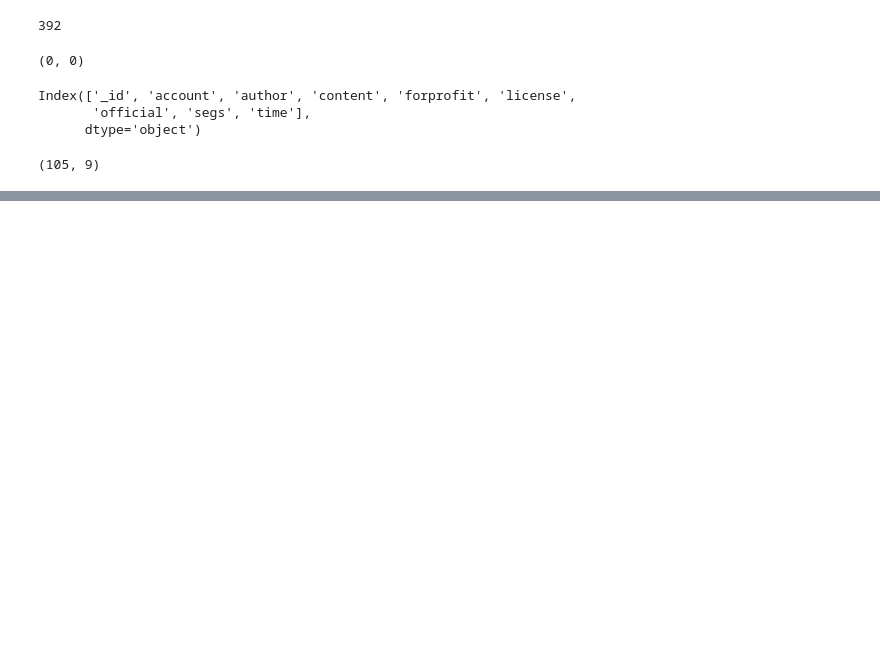
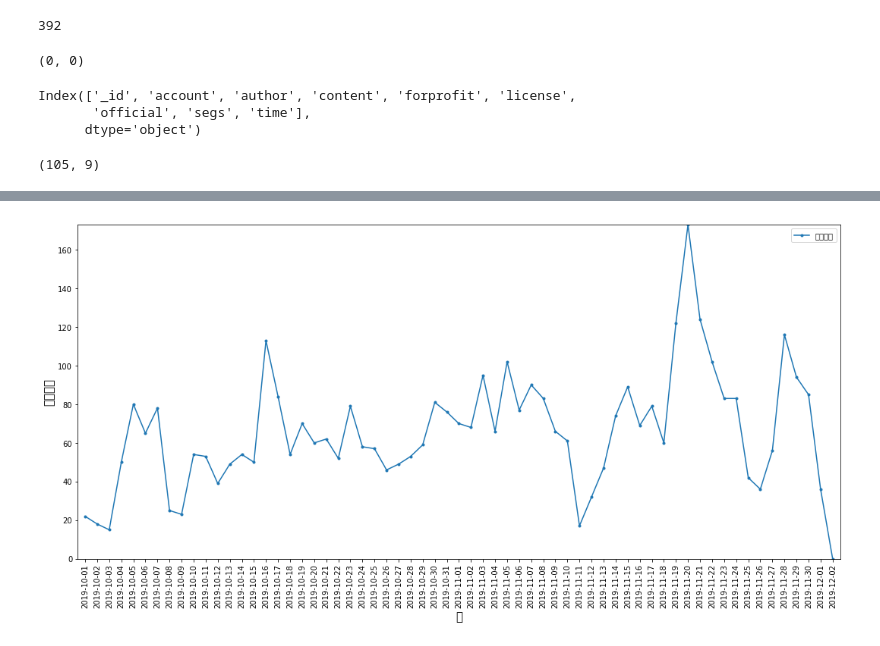
Before and after one commit to bluekidds/weixin_crawler, a Jupyter notebook: Untitled.ipynb, the cells around one changed output, grey strips where cells are left out. Drawn from its saved outputs; the diff is of its cells as text; code cells hidden in the pictures; blank space fills up the shorter version.

Commit message:
Create daily count plot

```diff
--- a/Untitled.ipynb
+++ b/Untitled.ipynb
@@ -78,0 +88,2 @@ display(all_articles_df.shape)
+# %%
+data = '~/Downloads/Data.csv'
@@ -78,0 +134,3 @@ display(all_articles_df.shape)
+# %%
+df["date"] = pd.to_datetime(df["date"])
+ans = get_count_csv(df)
@@ -78,0 +146,42 @@ display(all_articles_df.shape)
+# %%
+def get_week_count_plot1(df, start, end):
+    now = start
+    dt = list()
+    res = list()
+    while True:
+
+        if now == end:
+            break
+        df2 = df.loc[(df["date"] >= pd.Timestamp(now)) & (df["date"] < pd.Timestamp(now + timedelta(days = 1)))]
+        res.append(df2.shape[0])
+        dt.append(str(now))
+        now += timedelta(days = 1)
+
+
+    #index = pd.date_range(start = str(start), end = str(end - timedelta(days = 7)), freq = "W")
+    index = pd.date_range(start = str(start), end = str(end - timedelta(days = 1)), freq = "D")
+    index = [pd.to_datetime(date, format='%d-%m-%Y').date() for date in index]
+
+    results = pd.DataFrame({
+            "文章總數": res
+        }, index = index)
+    #display(results)
+    ax = results.plot(figsize=(18, 9), marker=".")
+    ax.margins(0.01, 0)
+    #ax.xaxis.set_major_locator(mdates.WeekdayLocator(byweekday=mdates.SU, interval=1))
+    ax.xaxis.set_major_locator(mdates.DayLocator())
+    ax.xaxis.set_major_formatter(mdates.DateFormatter('%Y-%m-%d'))
+    ax.xaxis.label.set_size(15)
+    ax.yaxis.label.set_size(15)
+
+    ax.set_xlabel("日")
+    ax.set_ylabel("文章總數")
+
+    # plt.gcf().autofmt_xdate()
+    plt.xticks(rotation=90)
+    plt.subplots_adjust(bottom=0.2)
+    plt.savefig(os.path.join(output_path, "week_count.png"))
+# %%
+get_week_count_plot1(df, start, end)
+# %% [output]
+[figure, added]
```
Also changed, not shown: parts of 32 cells of this notebook, 1 other file.
